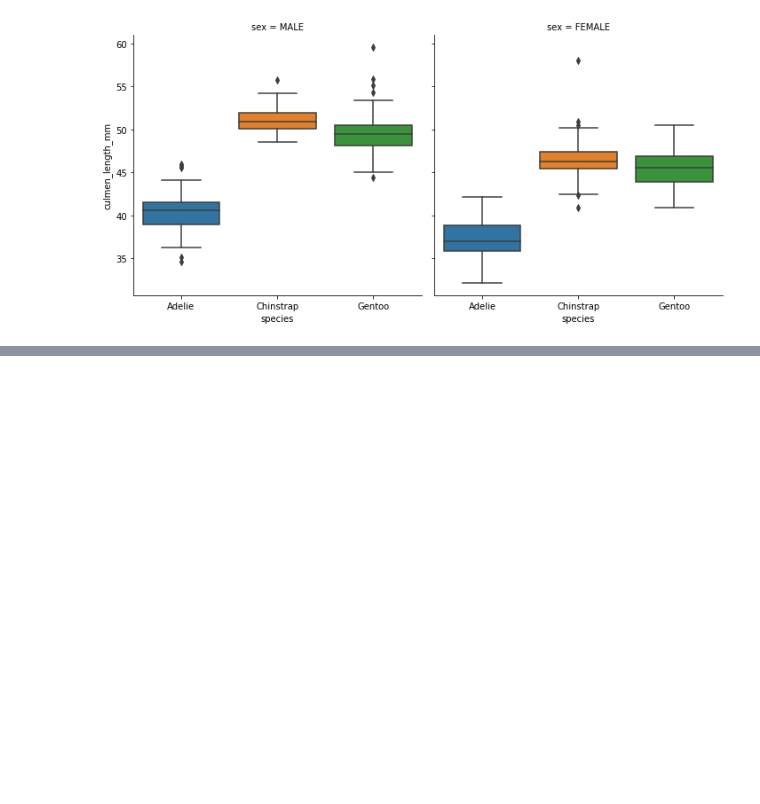
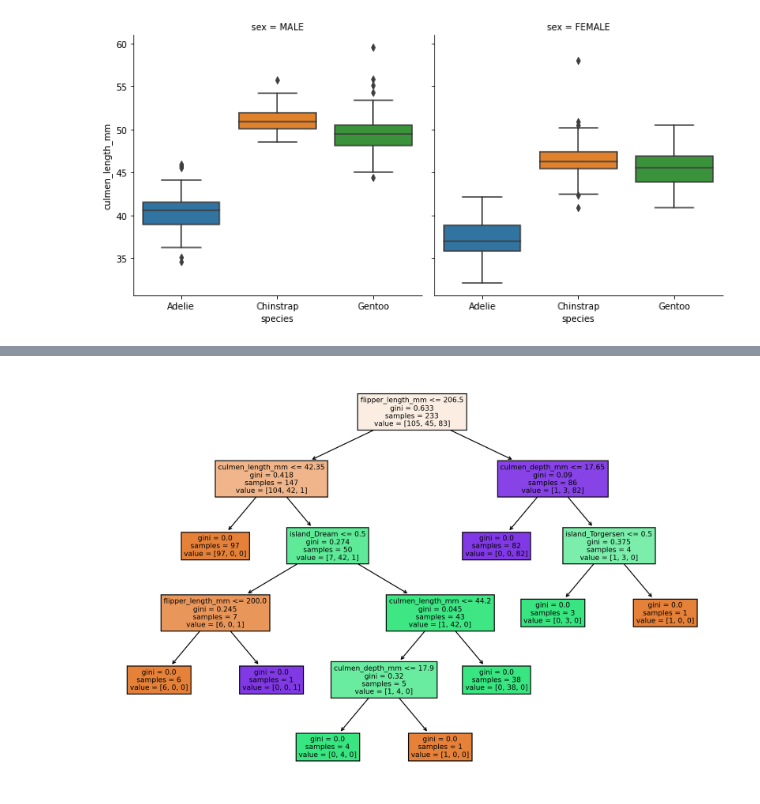
Before and after one commit to curator8/friendly_machine_learning_algo, a Jupyter notebook: tree/decision_trees.ipynb, the cells around one changed output, grey strips where cells are left out. Saved outputs shown, nothing was run; the diff lists cells and outputs as text; code cells hidden in the pictures; blank space fills up the shorter version.

```diff
--- a/tree/decision_trees.ipynb
+++ b/tree/decision_trees.ipynb
@@ -154,0 +259,9 @@ X_train, X_test, y_train, y_test = train_test_split(X, y, test_size=0.3, random_
+# %%
+plt.figure(figsize = (12,8), dpi = 200)
+plot_tree(model, feature_names = X.columns, filled = True);  # blurry so upped the size and dpi
+# feature data X and column 2 so third position.
+# flipper_length_mm was base feature.
+# MOST IMPORTANT BECAUSE IT'S WHERE IT WAS SPLIT ON.
+# samples is number of training sample entering node
+# %% [output]
+[figure, added]
```
Also changed, not shown: parts of 28 cells of this notebook.
